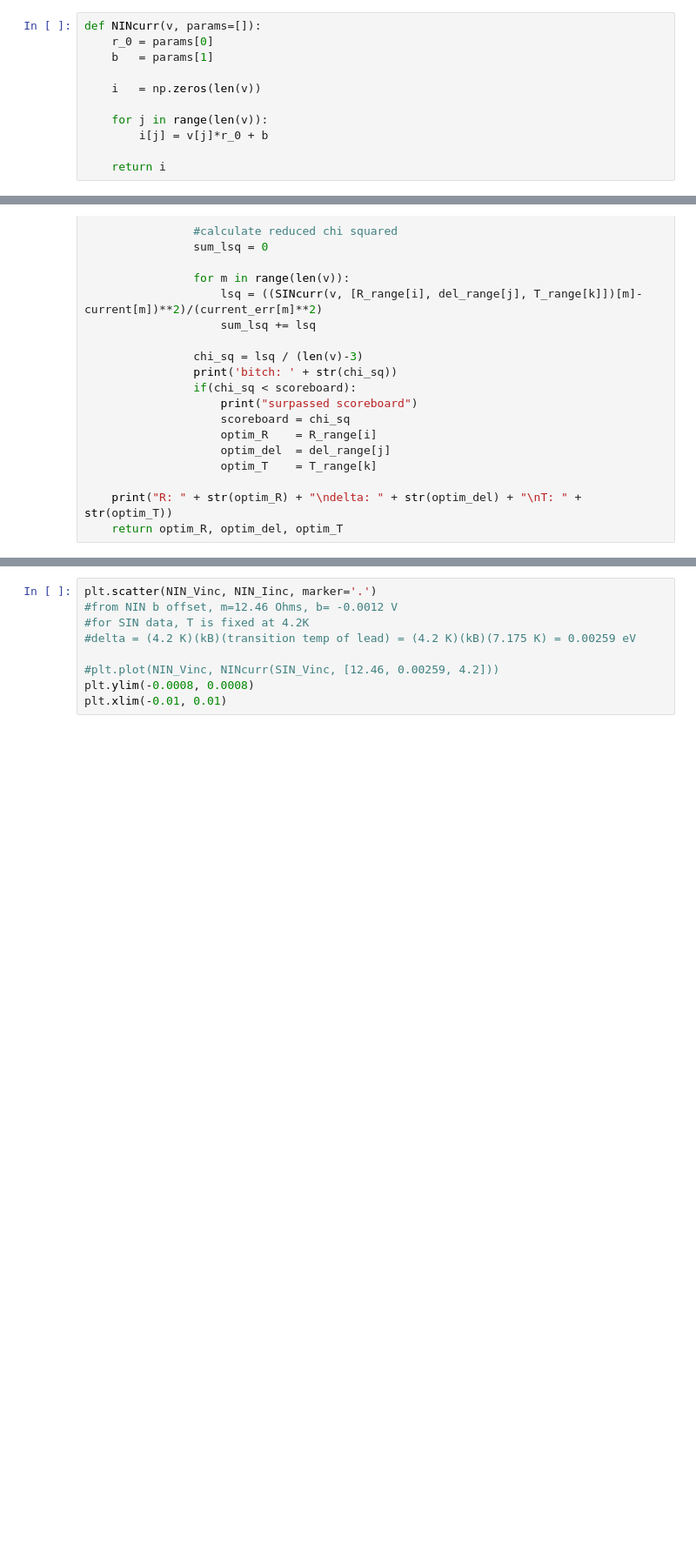
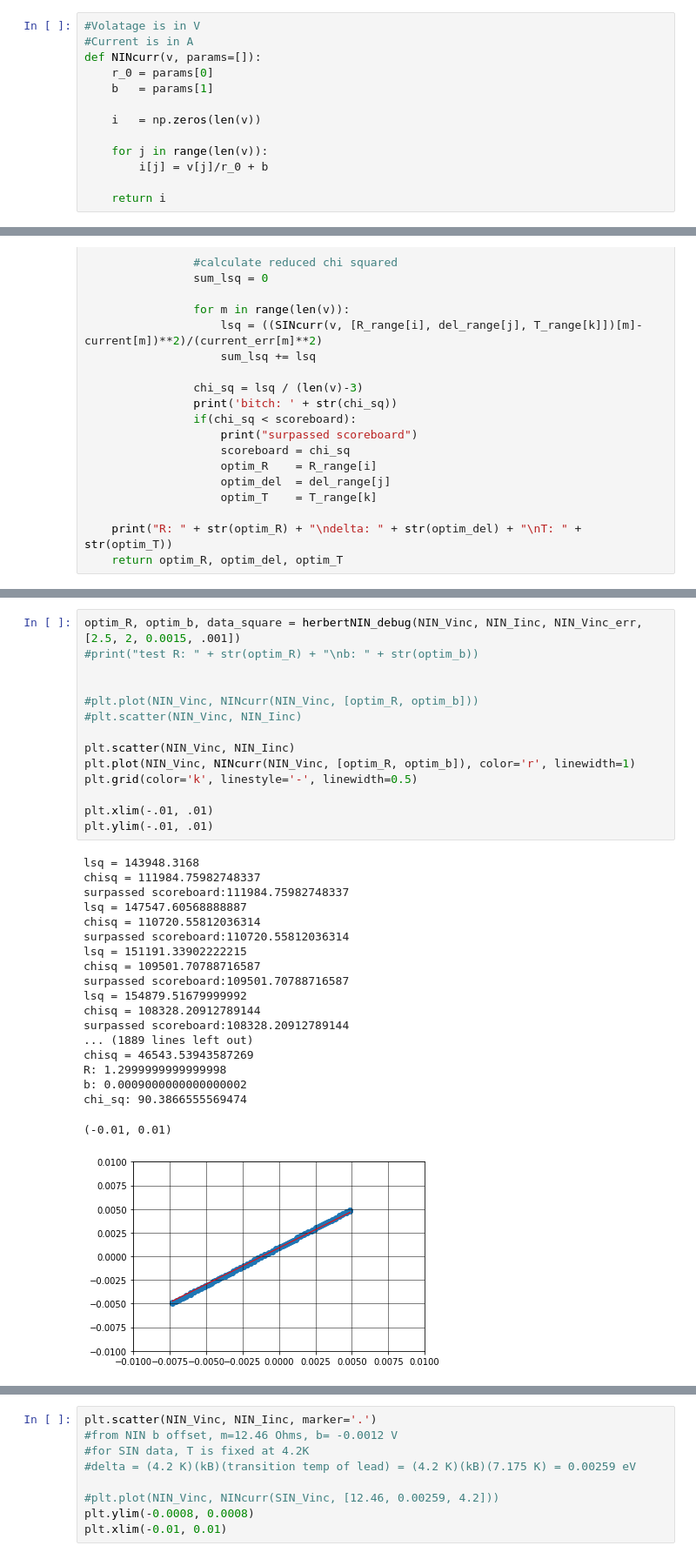
Before and after one commit to indibl99/adv_lab, a Jupyter notebook: sup_junc.ipynb, the cells around one changed output, grey strips where cells are left out. Shown: that part at 87% size. Saved outputs shown, nothing was run; the diff lists cells and outputs as text; blank space fills up the shorter version.

```diff
--- a/sup_junc.ipynb
+++ b/sup_junc.ipynb
@@ -53,4 +93,6 @@ SIN_Vdec_err = data['SIN_1_1_dec_V_err'][0:100]
 # %%
+#Volatage is in V
+#Current is in A
 def NINcurr(v, params=[]):
     r_0 = params[0]
     b   = params[1]
@@ -58,6 +100,6 @@ def NINcurr(v, params=[]):
     i   = np.zeros(len(v))
 
     for j in range(len(v)):
-        i[j] = v[j]*r_0 + b
+        i[j] = v[j]/r_0 + b
 
     return i
@@ -214,0 +368,34 @@ def herbertSIN(v, current, current_err, firstGuess = []):
+# %%
+optim_R, optim_b, data_square = herbertNIN_debug(NIN_Vinc, NIN_Iinc, NIN_Vinc_err, [2.5, 2, 0.0015, .001])
+#print("test R: " + str(optim_R) + "\nb: " + str(optim_b))
+
+
+#plt.plot(NIN_Vinc, NINcurr(NIN_Vinc, [optim_R, optim_b]))
+#plt.scatter(NIN_Vinc, NIN_Iinc)
+
+plt.scatter(NIN_Vinc, NIN_Iinc)
+plt.plot(NIN_Vinc, NINcurr(NIN_Vinc, [optim_R, optim_b]), color='r', linewidth=1)
+plt.grid(color='k', linestyle='-', linewidth=0.5)
+
+plt.xlim(-.01, .01)
+plt.ylim(-.01, .01)
+# %% [output]
+lsq = 143948.3168
+chisq = 111984.75982748337
+surpassed scoreboard:111984.75982748337
+lsq = 147547.60568888887
+chisq = 110720.55812036314
+surpassed scoreboard:110720.55812036314
+lsq = 151191.33902222215
+chisq = 109501.70788716587
+surpassed scoreboard:109501.70788716587
+lsq = 154879.51679999992
+chisq = 108328.20912789144
+surpassed scoreboard:108328.20912789144
+... (1889 lines left out)
+chisq = 46543.53943587269
+R: 1.2999999999999998
+b: 0.0009000000000000002
+chi_sq: 90.3866555569474
+(-0.01, 0.01)
+[figure, added]
```
Also changed, not shown: parts of 13 cells of this notebook.
